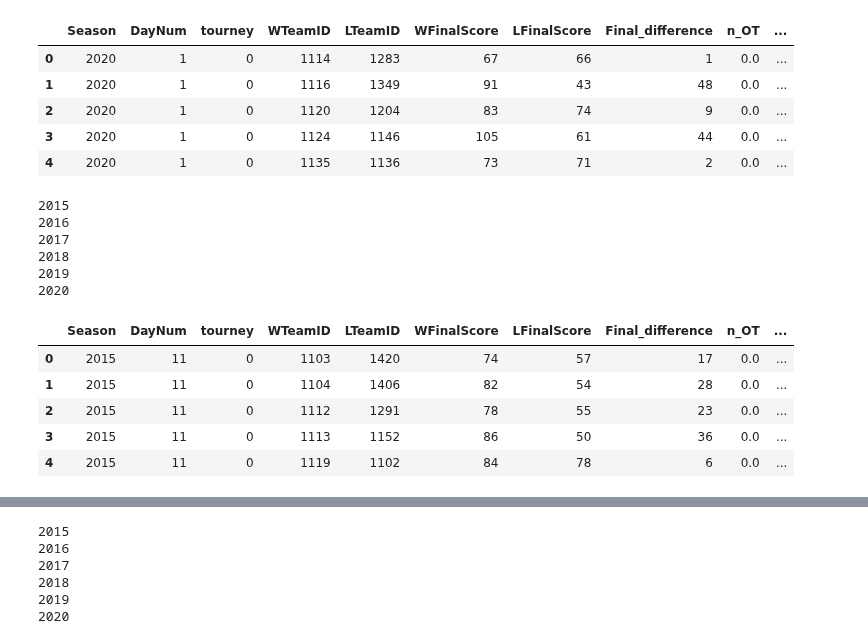
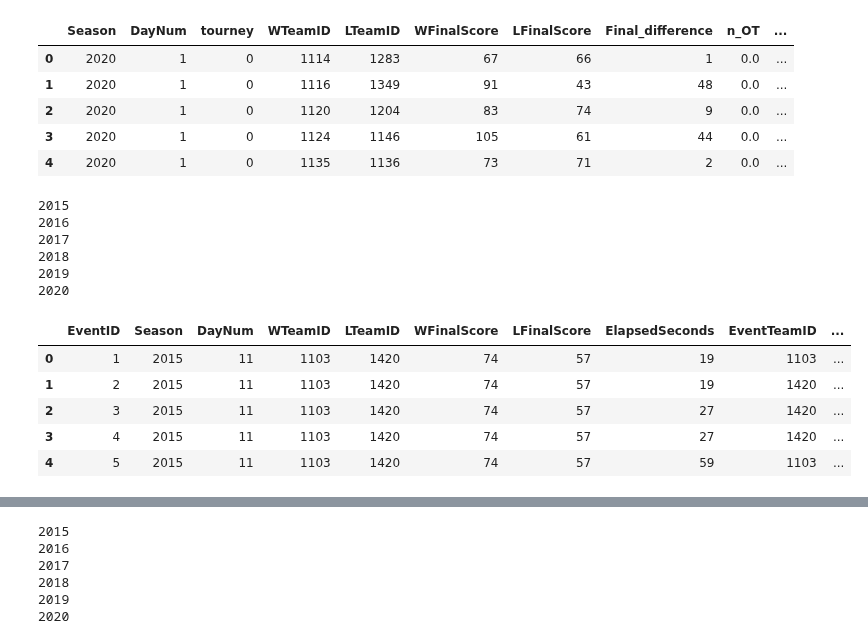
Before and after one commit to lucabasa/kaggle_competitions, a Jupyter notebook: marc_madness/07_events.ipynb, the cells around one changed output, grey strips where cells are left out. Saved outputs shown, nothing was run; the diff lists cells and outputs as text; code cells hidden in the pictures.

```diff
--- a/marc_madness/07_events.ipynb
+++ b/marc_madness/07_events.ipynb
@@ -219,32 +219,32 @@ df_2020.head()
 # %%
 all_events_m = []
 
 for year in np.arange(2015, 2021):
     print(year)
     df = pd.read_csv(f'data/raw_men/MEvents{year}.csv')
     df = make_scores(df)
     df = quarter_score(df)
     df = lead_changes(df)
-    df = event_count(df)
+    #df = event_count(df)
     all_events_m.append(df)
     gc.collect()
 
 all_events_m = pd.concat(all_events_m, ignore_index=True)
 
 all_events_m.head()
 # %% [output]
 2015
 2016
 2017
 2018
 2019
 2020
-|  | Season | DayNum | tourney | WTeamID | LTeamID | WFinalScore | LFinalScore | Final_difference | n_OT | ... |
-| 0 | 2015 | 11 | 0 | 1103 | 1420 | 74 | 57 | 17 | 0.0 | ... |
-| 1 | 2015 | 11 | 0 | 1104 | 1406 | 82 | 54 | 28 | 0.0 | ... |
-| 2 | 2015 | 11 | 0 | 1112 | 1291 | 78 | 55 | 23 | 0.0 | ... |
-| 3 | 2015 | 11 | 0 | 1113 | 1152 | 86 | 50 | 36 | 0.0 | ... |
-| 4 | 2015 | 11 | 0 | 1119 | 1102 | 84 | 78 | 6 | 0.0 | ... |
+|  | EventID | Season | DayNum | WTeamID | LTeamID | WFinalScore | LFinalScore | ElapsedSeconds | EventTeamID | ... |
+| 0 | 1 | 2015 | 11 | 1103 | 1420 | 74 | 57 | 19 | 1103 | ... |
+| 1 | 2 | 2015 | 11 | 1103 | 1420 | 74 | 57 | 19 | 1420 | ... |
+| 2 | 3 | 2015 | 11 | 1103 | 1420 | 74 | 57 | 27 | 1420 | ... |
+| 3 | 4 | 2015 | 11 | 1103 | 1420 | 74 | 57 | 27 | 1420 | ... |
+| 4 | 5 | 2015 | 11 | 1103 | 1420 | 74 | 57 | 59 | 1103 | ... |
 # %%
 all_events_m.groupby(['Season', 'tourney'], as_index=False)[['Final_difference', 'Halftime_difference', '3mins_difference',
                                                            'n_OT', 'game_lc', 'half2_lc', 'crunchtime_lc']].agg(['max', 'mean', 'std'])
```
Also changed, not shown: parts of 16 cells of this notebook.
